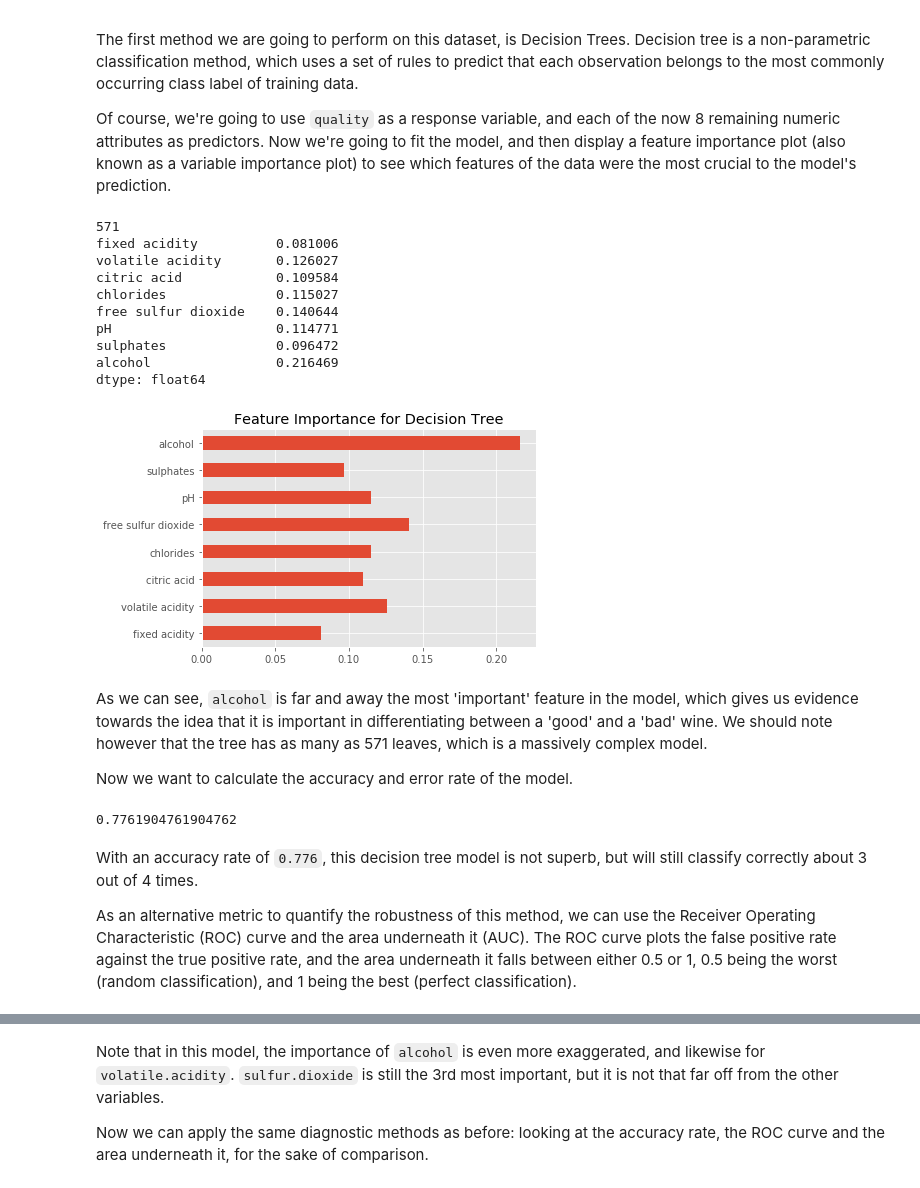
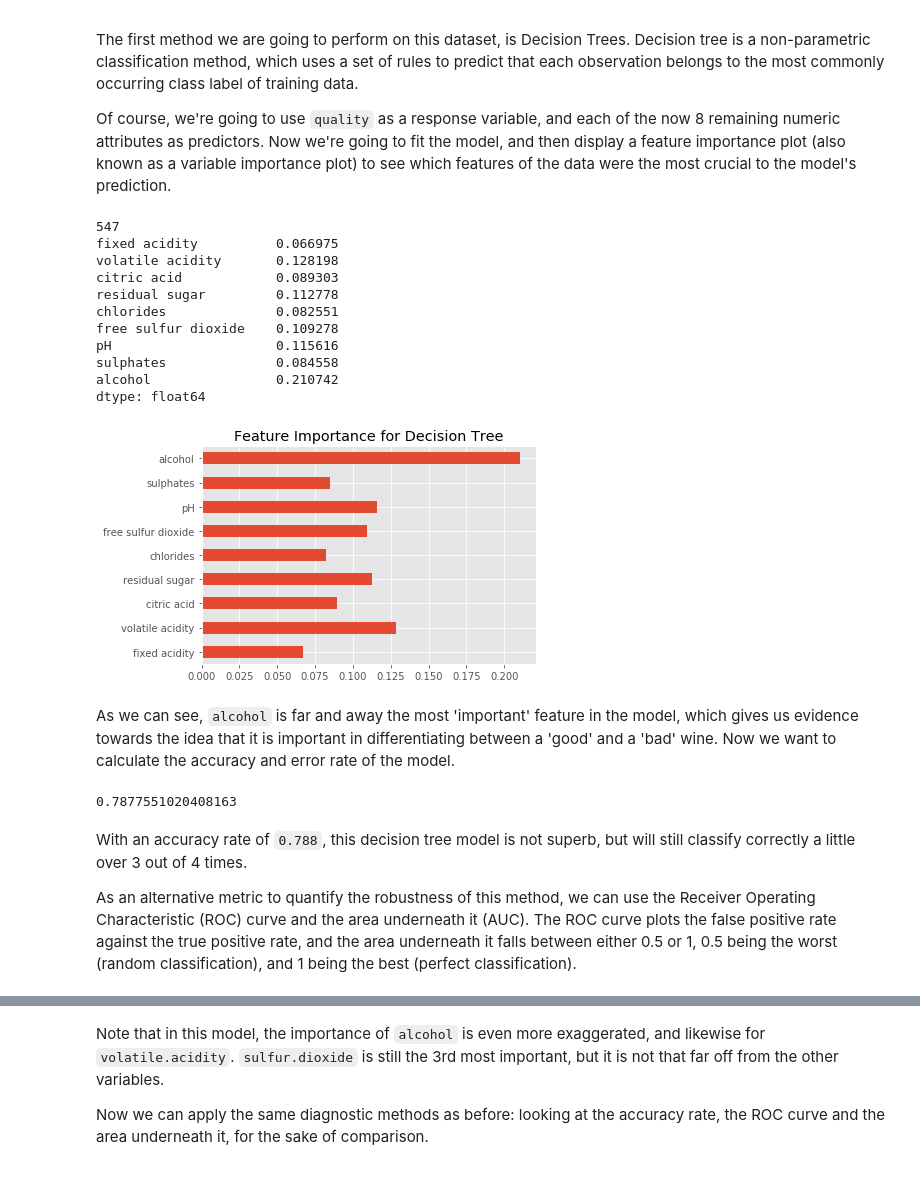
Before and after one commit to jstevenr/wine-classification-python, a Jupyter notebook: wine-quality.ipynb, the cells around one changed output, grey strips where cells are left out. Cells and saved outputs as stored; diff of their text form; code cells hidden in the pictures.

```diff
--- a/wine-quality.ipynb
+++ b/wine-quality.ipynb
@@ -71,8 +71,8 @@ So, we should actually remove the variables `residual.sugar` and `density`, as w
 # %%
 # removing three predictors
 df = pd.read_csv("winequality-white.csv", sep = ";")
-df.drop(["residual sugar", "density", "total sulfur dioxide"], axis = 1, inplace = True)
-
+# df.drop(["residual sugar", "density", "total sulfur dioxide"], axis = 1, inplace = True)
+df.drop(["density", "total sulfur dioxide"], axis = 1, inplace = True)
 
 corr = df.corr()
 plt.figure(figsize = (10,10))
@@ -127,39 +127,38 @@ Of course, we're going to use `quality` as a response variable, and each of the
 # %%
 # from sklearn.tree import DecisionTreeClassifier
 tree_clf = tree.DecisionTreeClassifier(random_state = 100)
 tree_clf.fit(X_train, y_train) # training the model
 tree_y_pred = tree_clf.predict(X_test)
 print(tree_clf.tree_.n_leaves)
 # Getting feature importances from model
-tree_importance = pd.Series(tree_clf.feature_importances_, index = df.columns[0:8])
+tree_importance = pd.Series(tree_clf.feature_importances_, index = df.columns[0:9])
 tree_importance.plot(kind = 'barh', title = 'Feature Importance for Decision Tree')
 print(tree_importance)
 plt.show()
 # %% [output]
-571
-fixed acidity          0.081006
-volatile acidity       0.126027
-citric acid            0.109584
-chlorides              0.115027
-free sulfur dioxide    0.140644
-pH                     0.114771
-sulphates              0.096472
-alcohol                0.216469
+547
+fixed acidity          0.066975
+volatile acidity       0.128198
+citric acid            0.089303
+residual sugar         0.112778
+chlorides              0.082551
+free sulfur dioxide    0.109278
+pH                     0.115616
+sulphates              0.084558
+alcohol                0.210742
 dtype: float64
-[figure, old version]
+[figure, new version]
 # %% [markdown]
-As we can see, `alcohol` is far and away the most 'important' feature in the model, which gives us evidence towards the idea that it is important in differentiating between a 'good' and a 'bad' wine. We should note however that the tree has as many as 571 leaves, which is a massively complex model.
-
-Now we want to calculate the accuracy and error rate of the model.
+As we can see, `alcohol` is far and away the most 'important' feature in the model, which gives us evidence towards the idea that it is important in differentiating between a 'good' and a 'bad' wine. Now we want to calculate the accuracy and error rate of the model.
 # %%
 # numpy is loaded as np
 # from sklearn.metrics import accuracy_score
 tree_acc = accuracy_score(y_test, tree_y_pred)
 print(tree_acc)
 # %% [output]
-0.7761904761904762
+0.7877551020408163
 # %% [markdown]
-With an accuracy rate of `0.776`, this decision tree model is not superb, but will still classify correctly about 3 out of 4 times.
+With an accuracy rate of `0.788`, this decision tree model is not superb, but will still classify correctly a little over 3 out of 4 times.
 
 As an alternative metric to quantify the robustness of this method, we can use the Receiver Operating Characteristic (ROC) curve and the area underneath it (AUC). The ROC curve plots the false positive rate against the true positive rate, and the area underneath it falls between either 0.5 or 1, 0.5 being the worst (random classification), and 1 being the best (perfect classification).
 # %%
```
Also changed, not shown: parts of 22 cells of this notebook.
